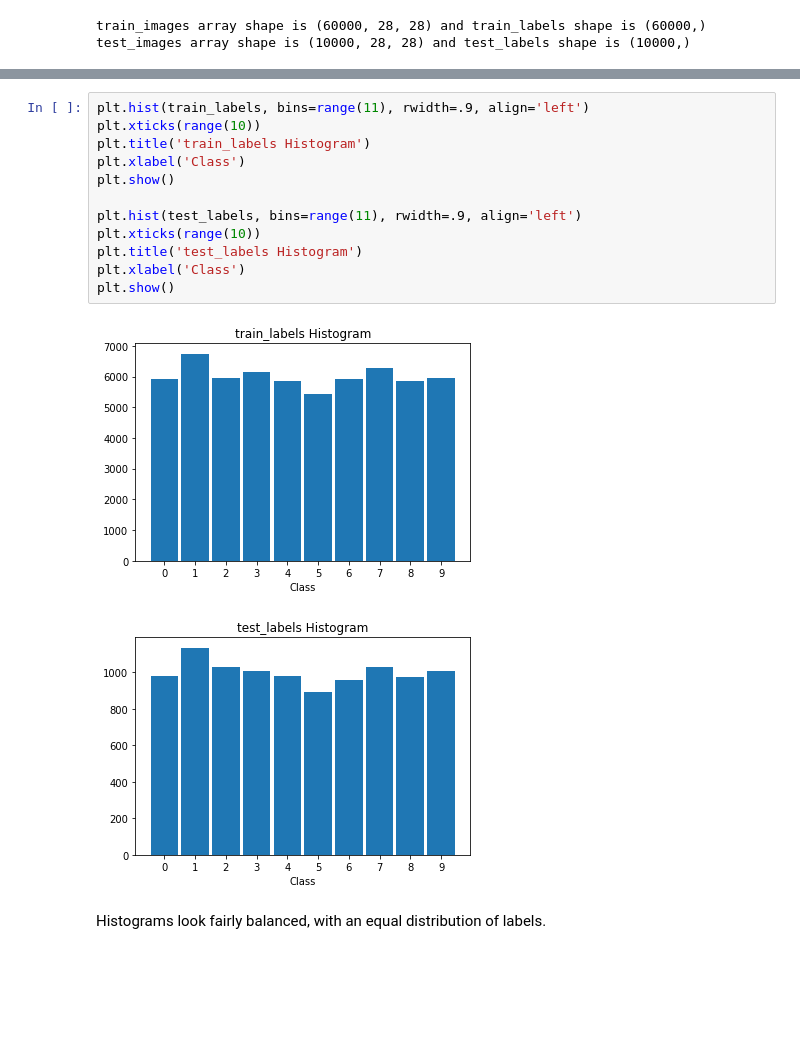
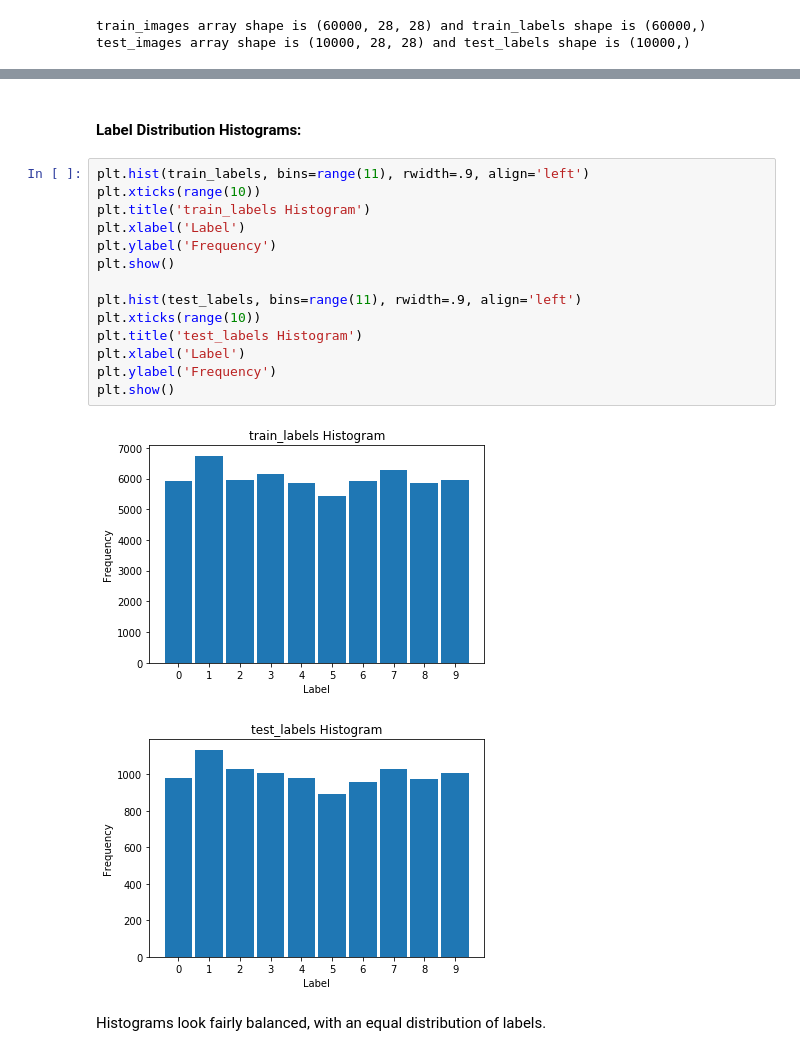
Before and after one commit to yallport/MNIST-CNN, a Jupyter notebook: MNIST CNN.ipynb, the cells around one changed output, grey strips where cells are left out. Saved outputs shown, nothing was run; the diff lists cells and outputs as text; blank space fills up the shorter version.

Commit message:
Add yaxis on histograms

```diff
--- a/MNIST CNN.ipynb
+++ b/MNIST CNN.ipynb
@@ -50,18 +48,22 @@ test_images array shape is (10000, 28, 28) and test_labels shape is (10000,)
+# %% [markdown]
+#### Label Distribution Histograms:
 # %%
 plt.hist(train_labels, bins=range(11), rwidth=.9, align='left')
 plt.xticks(range(10))
 plt.title('train_labels Histogram')
-plt.xlabel('Class')
+plt.xlabel('Label')
+plt.ylabel('Frequency')
 plt.show()
 
 plt.hist(test_labels, bins=range(11), rwidth=.9, align='left')
 plt.xticks(range(10))
 plt.title('test_labels Histogram')
-plt.xlabel('Class')
+plt.xlabel('Label')
+plt.ylabel('Frequency')
 plt.show()
 # %% [output]
-[figure, old version]
+[figure, new version]
-[figure, old version]
+[figure, new version]
 # %% [markdown]
 Histograms look fairly balanced, with an equal distribution of labels.
 # %% [markdown]
```
Also changed, not shown: parts of 4 cells of this notebook.
